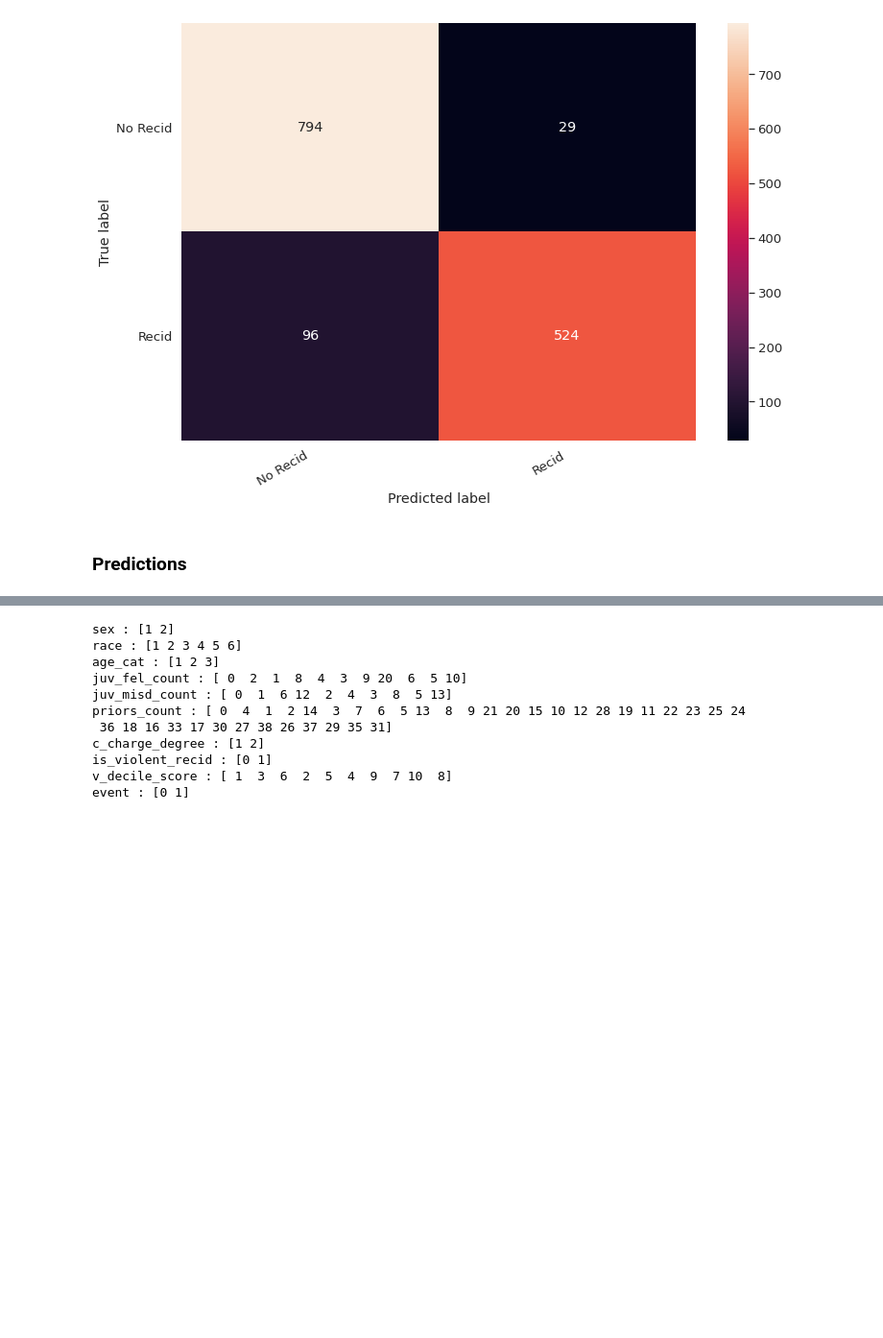
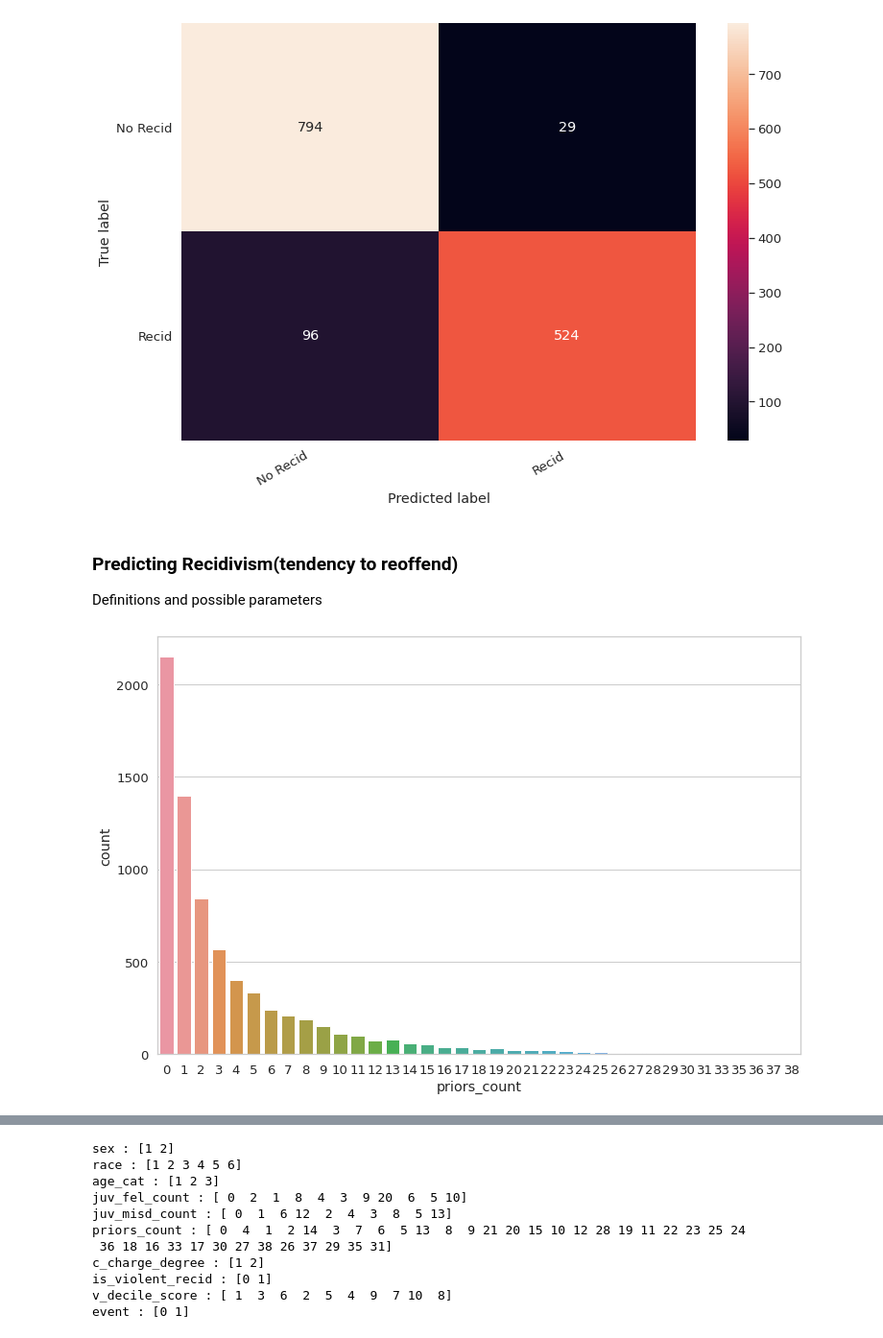
Before and after one commit to irmanfaqrizal/datascience, a Jupyter notebook: secondpart.ipynb, the cells around one changed output, grey strips where cells are left out. Shown at 96% size. Drawn from its saved outputs; the diff is of its cells as text; code cells hidden in the pictures; blank space fills up the shorter version.

Commit message:
some graphs for predictions

```diff
--- a/secondpart.ipynb
+++ b/secondpart.ipynb
@@ -237,5 +237,11 @@ plt.ylabel('True label')
 plt.xlabel('Predicted label');
 # %% [output]
 [figure]
-# %% [markdown]
-### Predictions
+# %% [markdown]
+### Predicting Recidivism(tendency to reoffend)
+Definitions and possible parameters
+# %%
+# graph showing prior count to help in prediction
+sns.countplot(df.priors_count);
+# %% [output]
+[figure, added]
```
Also changed, not shown: parts of 12 cells of this notebook.
